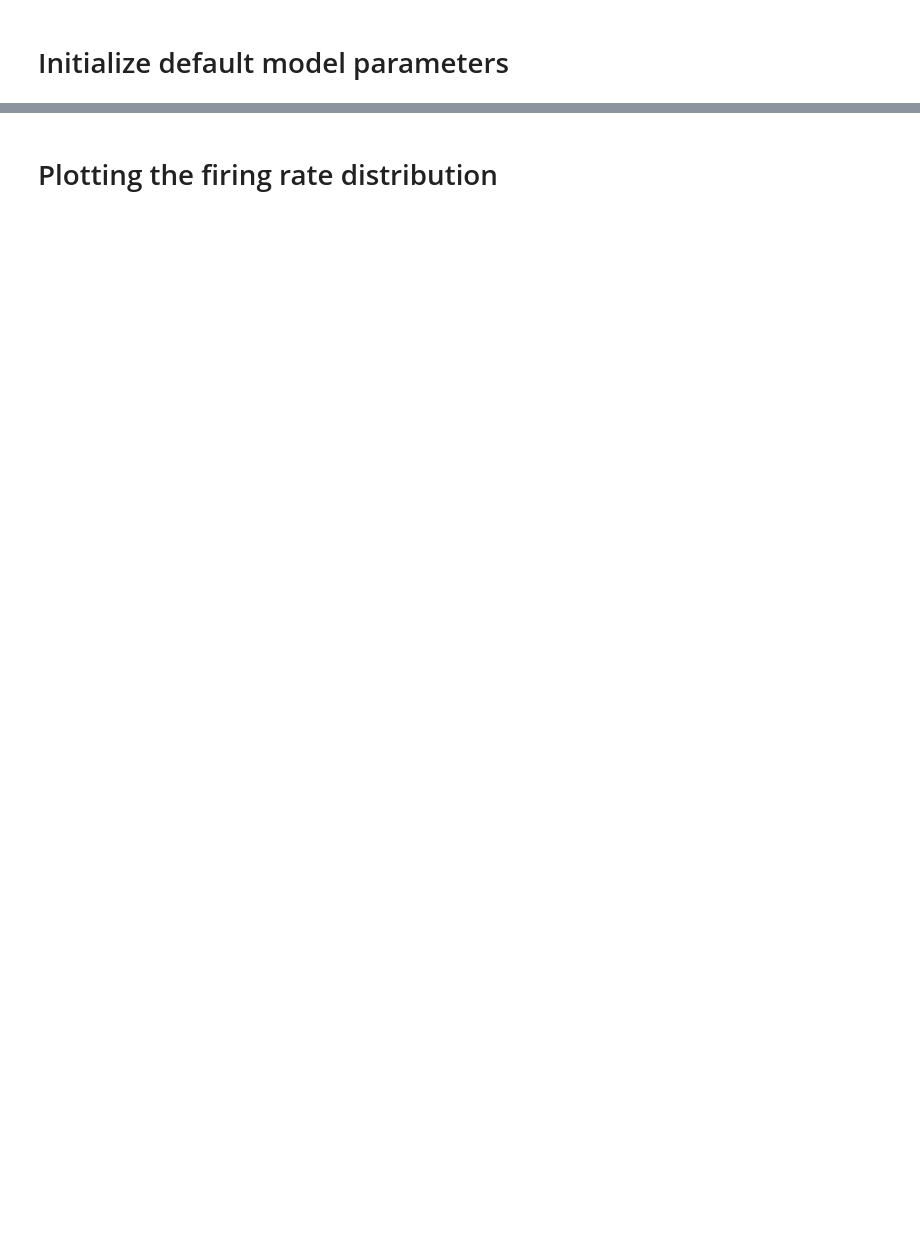
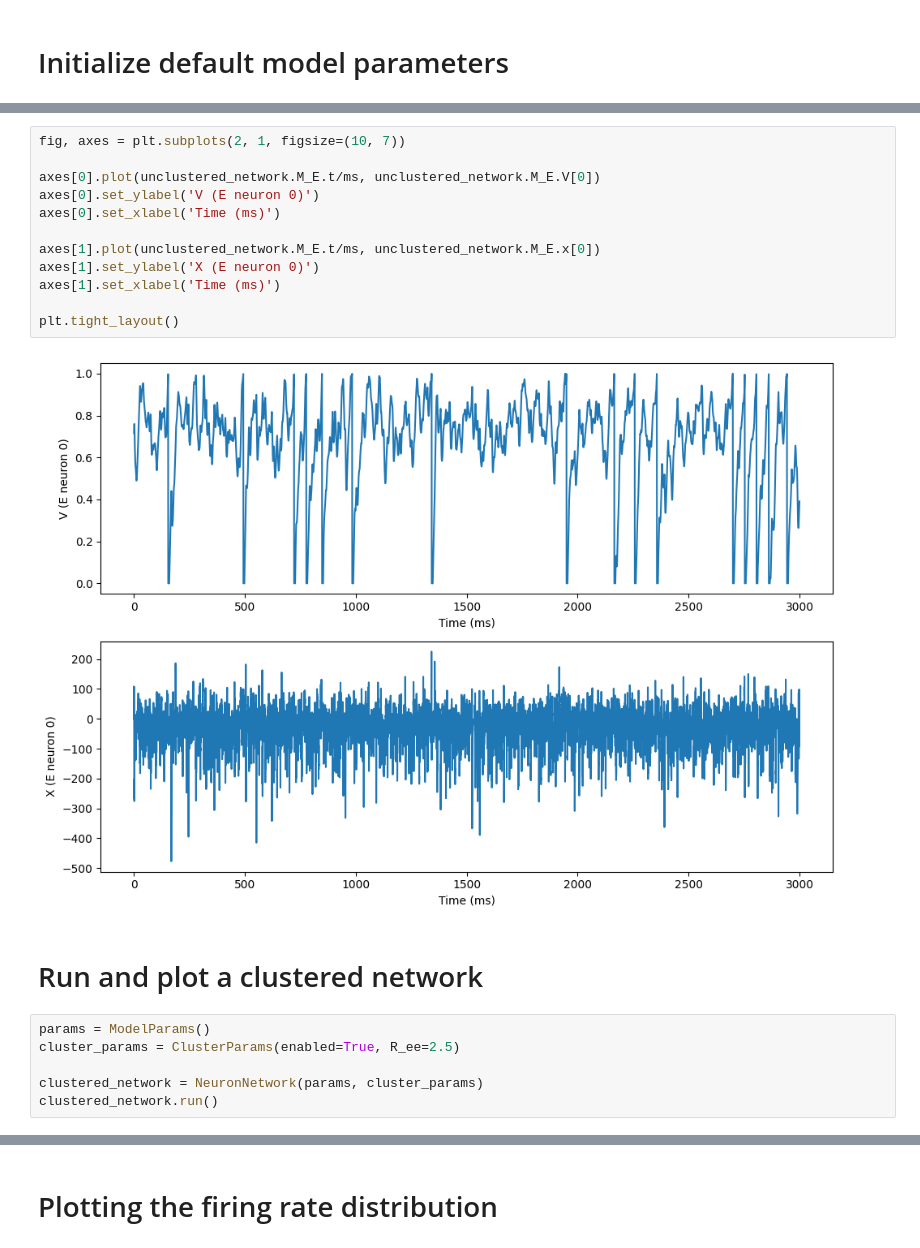
Before and after one commit to arjunpur/clustered-networks, a Jupyter notebook: base_model.ipynb, the cells around one changed output, grey strips where cells are left out. Saved outputs shown, nothing was run; the diff lists cells and outputs as text; blank space fills up the shorter version.

```diff
--- a/base_model.ipynb
+++ b/base_model.ipynb
@@ -333,3 +334,25 @@ TypeError: 'Axes' object is not subscriptable
+# %%
+fig, axes = plt.subplots(2, 1, figsize=(10, 7))
+
+axes[0].plot(unclustered_network.M_E.t/ms, unclustered_network.M_E.V[0])
+axes[0].set_ylabel('V (E neuron 0)')
+axes[0].set_xlabel('Time (ms)')
+
+axes[1].plot(unclustered_network.M_E.t/ms, unclustered_network.M_E.x[0])
+axes[1].set_ylabel('X (E neuron 0)')
+axes[1].set_xlabel('Time (ms)')
+
+plt.tight_layout()
+# %% [output]
+[figure, added]
+# %% [markdown]
+# Run and plot a clustered network
+# %%
+params = ModelParams()
+cluster_params = ClusterParams(enabled=True, R_ee=2.5)
+
+clustered_network = NeuronNetwork(params, cluster_params)
+clustered_network.run()
 # %%
 fig, axes = plt.subplots(figsize=(10, 7), sharex=True)
 
```
Also changed, not shown: parts of 18 cells of this notebook.
